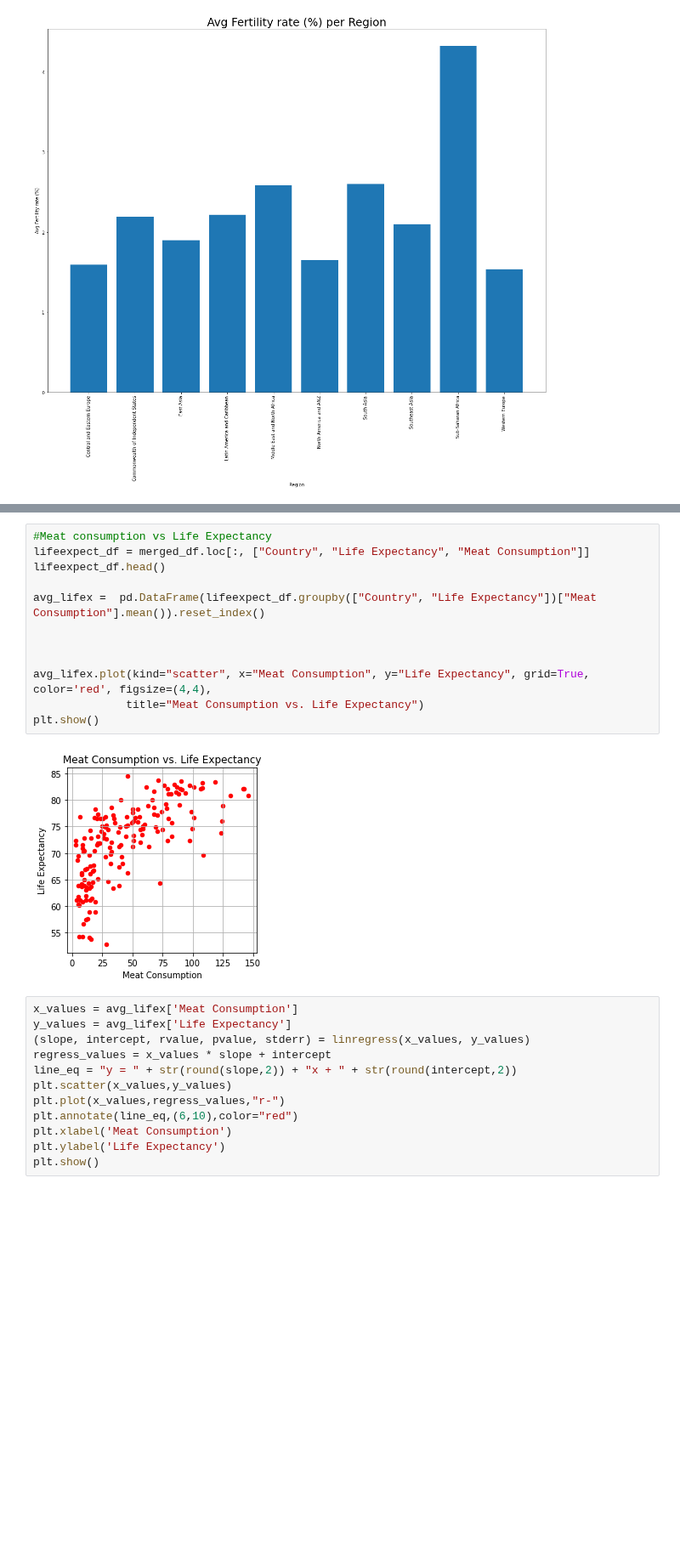
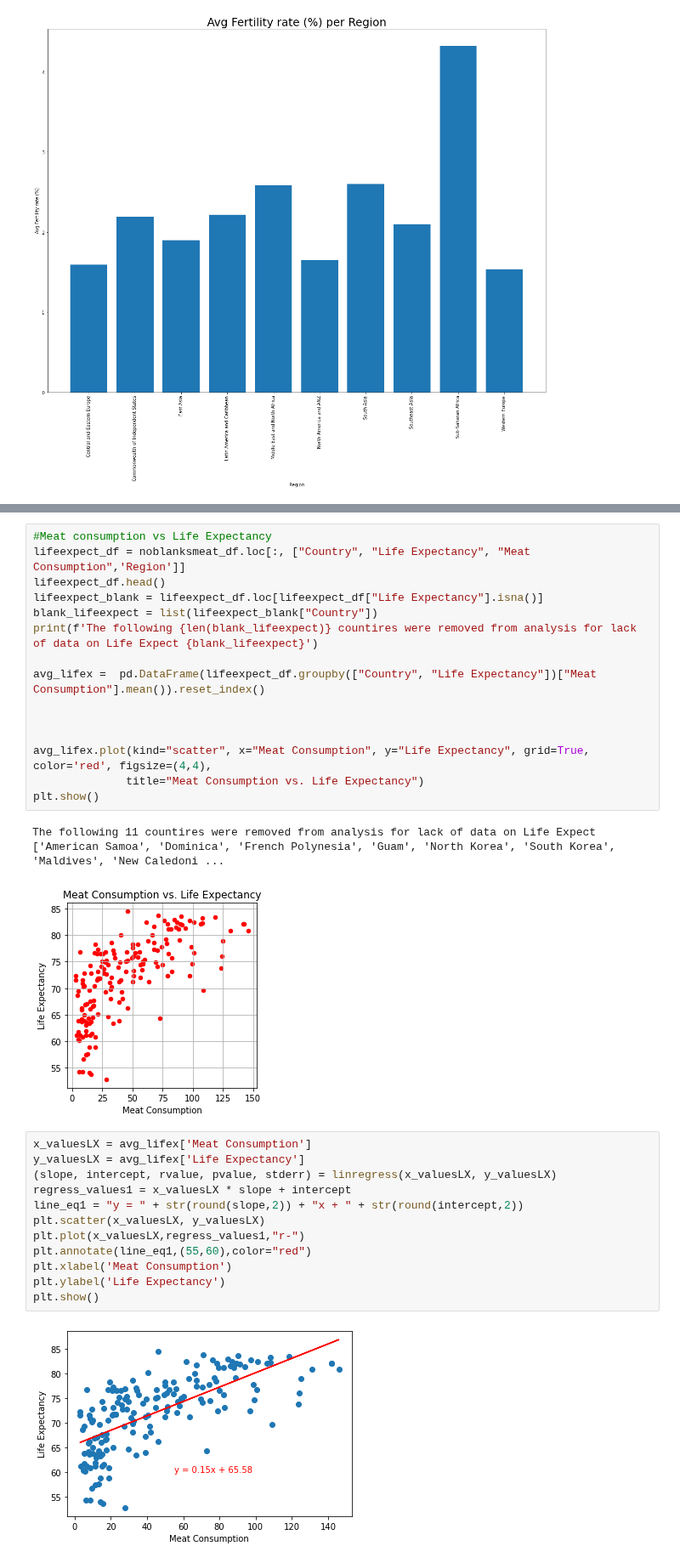
Before and after one commit to ermcgrew/bootcamp_project_one, a Jupyter notebook: data_analysis.ipynb, the cells around one changed output, grey strips where cells are left out. Shown at 85% size. Saved outputs shown, nothing was run; the diff lists cells and outputs as text; blank space fills up the shorter version.

Commit message:
plots

```diff
--- a/data_analysis.ipynb
+++ b/data_analysis.ipynb
@@ -591,7 +600,10 @@ plt.savefig('Output/Avg Fertility rate (%) per Region.png')
 # %%
 #Meat consumption vs Life Expectancy
-lifeexpect_df = merged_df.loc[:, ["Country", "Life Expectancy", "Meat Consumption"]]
+lifeexpect_df = noblanksmeat_df.loc[:, ["Country", "Life Expectancy", "Meat Consumption",'Region']]
 lifeexpect_df.head()
+lifeexpect_blank = lifeexpect_df.loc[lifeexpect_df["Life Expectancy"].isna()]
+blank_lifeexpect = list(lifeexpect_blank["Country"])
+print(f'The following {len(blank_lifeexpect)} countires were removed from analysis for lack of data on Life Expect {blank_lifeexpect}')
 
 avg_lifex =  pd.DataFrame(lifeexpect_df.groupby(["Country", "Life Expectancy"])["Meat Consumption"].mean()).reset_index()
 
@@ -601,18 +613,21 @@ avg_lifex.plot(kind="scatter", x="Meat Consumption", y="Life Expectancy", grid=T
               title="Meat Consumption vs. Life Expectancy")
 plt.show()
 # %% [output]
+The following 11 countires were removed from analysis for lack of data on Life Expect ['American Samoa', 'Dominica', 'French Polynesia', 'Guam', 'North Korea', 'South Korea', 'Maldives', 'New Caledoni ...
 [figure]
 # %%
-x_values = avg_lifex['Meat Consumption']
-y_values = avg_lifex['Life Expectancy']
-(slope, intercept, rvalue, pvalue, stderr) = linregress(x_values, y_values)
-regress_values = x_values * slope + intercept
-line_eq = "y = " + str(round(slope,2)) + "x + " + str(round(intercept,2))
-plt.scatter(x_values,y_values)
-plt.plot(x_values,regress_values,"r-")
-plt.annotate(line_eq,(6,10),color="red")
+x_valuesLX = avg_lifex['Meat Consumption']
+y_valuesLX = avg_lifex['Life Expectancy']
+(slope, intercept, rvalue, pvalue, stderr) = linregress(x_valuesLX, y_valuesLX)
+regress_values1 = x_valuesLX * slope + intercept
+line_eq1 = "y = " + str(round(slope,2)) + "x + " + str(round(intercept,2))
+plt.scatter(x_valuesLX, y_valuesLX)
+plt.plot(x_valuesLX,regress_values1,"r-")
+plt.annotate(line_eq1,(55,60),color="red")
 plt.xlabel('Meat Consumption')
 plt.ylabel('Life Expectancy')
 plt.show()
+# %% [output]
+[figure, added]
 # %%
 # Calculate the IQR and quantitatively determine if there are any potential outliers.
```
Also changed, not shown: parts of 12 cells of this notebook, 1 other file.
